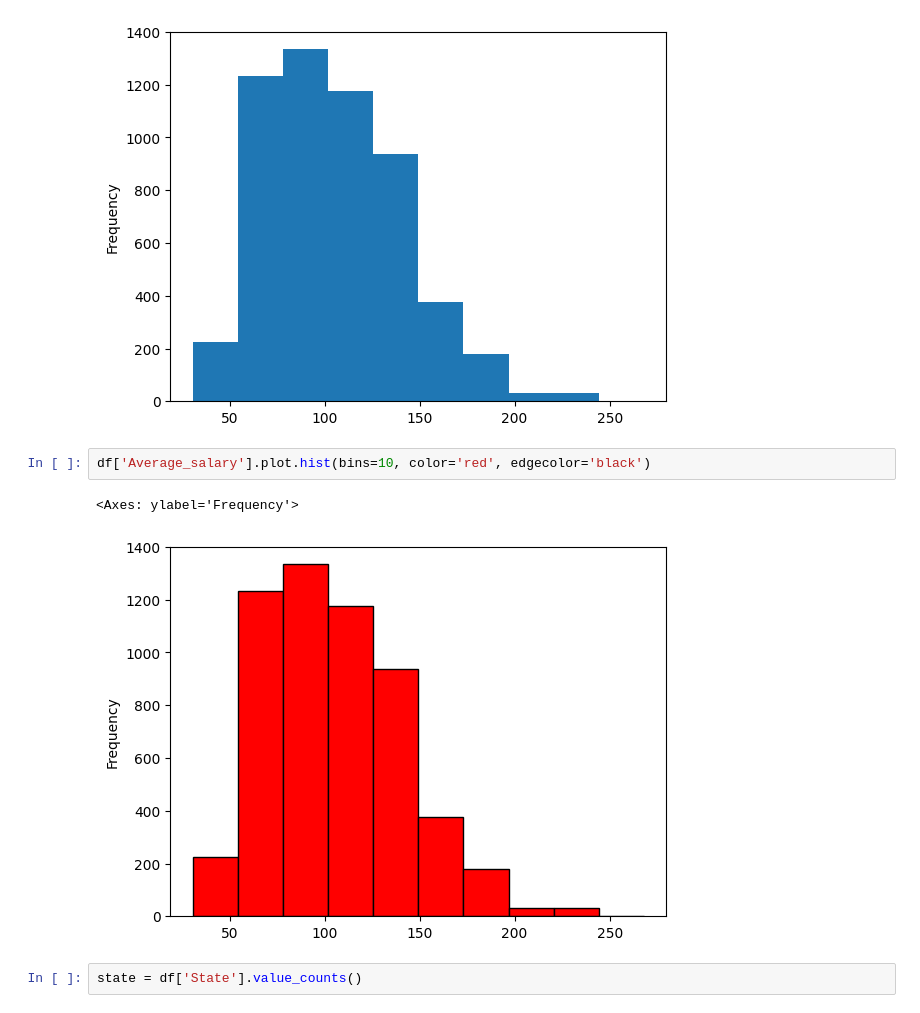
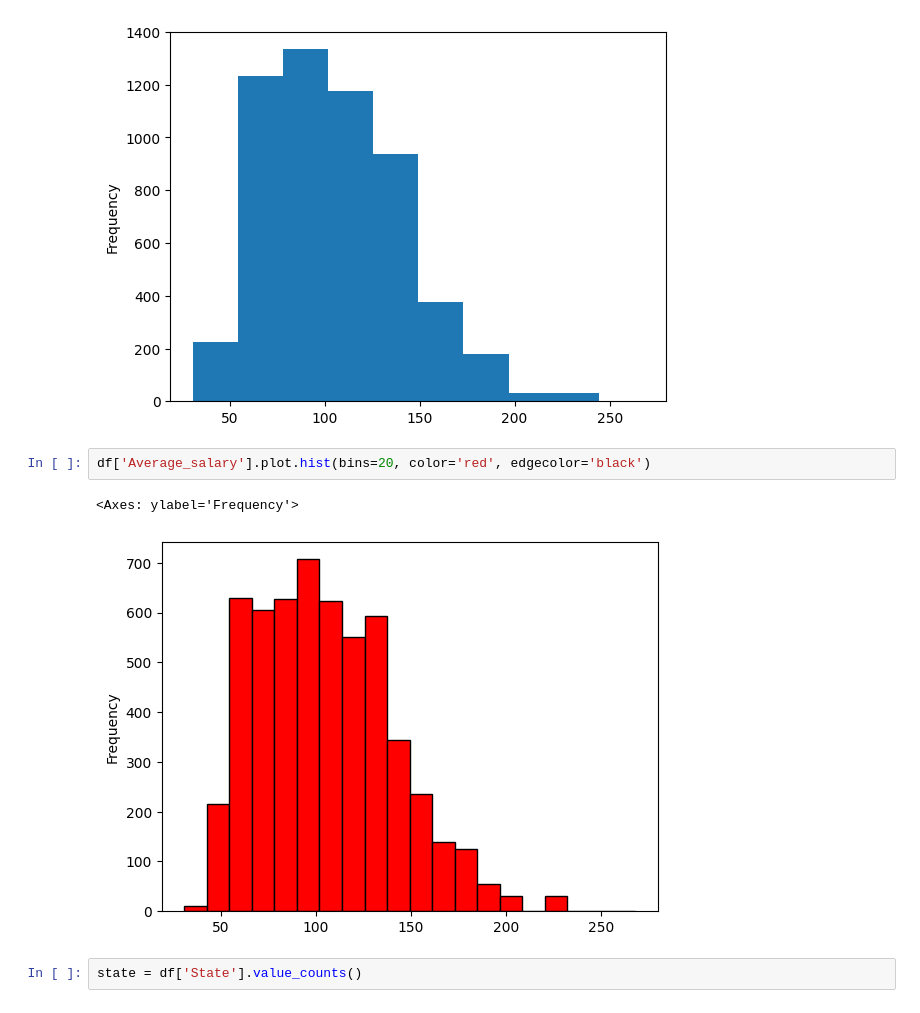
Before and after one commit to larijanim/python, a Jupyter notebook: week2Maryam.ipynb, the cells around one changed output. Drawn from its saved outputs; the diff is of its cells as text.

```diff
--- a/week2Maryam.ipynb
+++ b/week2Maryam.ipynb
@@ -527,10 +527,10 @@ df['Average_salary'].plot.hist()
 <Axes: ylabel='Frequency'>
 [figure]
 # %%
-df['Average_salary'].plot.hist(bins=10, color='red', edgecolor='black')
+df['Average_salary'].plot.hist(bins=20, color='red', edgecolor='black')
 # %% [output]
 <Axes: ylabel='Frequency'>
-[figure, old version]
+[figure, new version]
 # %%
 state = df['State'].value_counts()
 # %%
```
